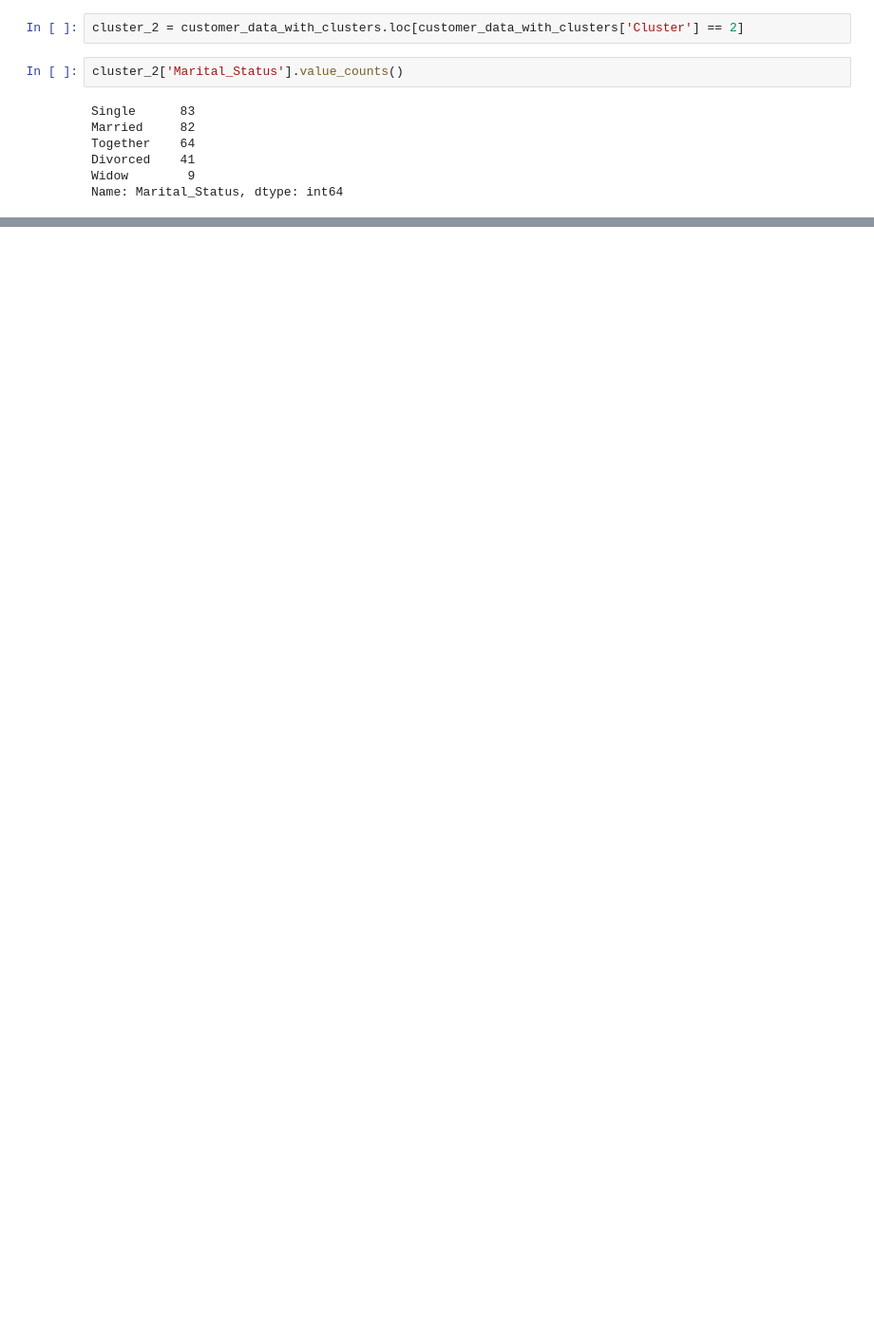
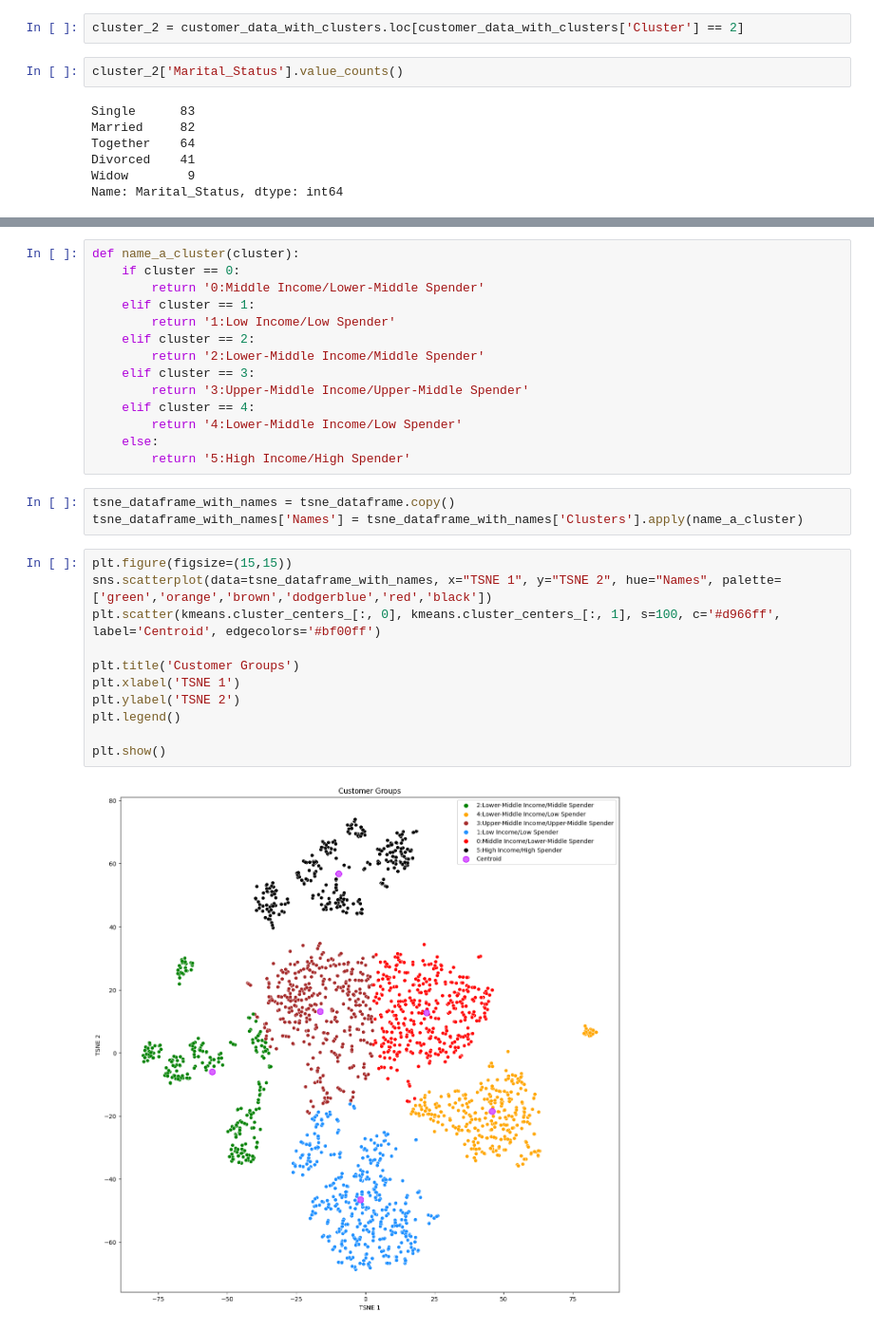
Before and after one commit to Luciano-C/Customer-Personality-Analysis, a Jupyter notebook: Customer_Personality_Analysis.ipynb, the cells around one changed output, grey strips where cells are left out. Shown at 95% size. Cells and saved outputs as stored; diff of their text form; blank space fills up the shorter version.

Commit message:
About the clusters and summary. Pending checking the colors in the plot to match the previous

```diff
--- a/Customer_Personality_Analysis.ipynb
+++ b/Customer_Personality_Analysis.ipynb
@@ -1154,0 +1251,30 @@ The classification based on spending percentage will be as follows:
+# %%
+def name_a_cluster(cluster):
+    if cluster == 0:
+        return '0:Middle Income/Lower-Middle Spender'
+    elif cluster == 1:
+        return '1:Low Income/Low Spender'
+    elif cluster == 2:
+        return '2:Lower-Middle Income/Middle Spender'
+    elif cluster == 3:
+        return '3:Upper-Middle Income/Upper-Middle Spender'
+    elif cluster == 4:
+        return '4:Lower-Middle Income/Low Spender'
+    else:
+        return '5:High Income/High Spender'
+# %%
+tsne_dataframe_with_names = tsne_dataframe.copy()
+tsne_dataframe_with_names['Names'] = tsne_dataframe_with_names['Clusters'].apply(name_a_cluster)
+# %%
+plt.figure(figsize=(15,15))
+sns.scatterplot(data=tsne_dataframe_with_names, x="TSNE 1", y="TSNE 2", hue="Names", palette=['green','orange','brown','dodgerblue','red','black'])
+plt.scatter(kmeans.cluster_centers_[:, 0], kmeans.cluster_centers_[:, 1], s=100, c='#d966ff', label='Centroid', edgecolors='#bf00ff')
+
+plt.title('Customer Groups')
+plt.xlabel('TSNE 1')
+plt.ylabel('TSNE 2')
+plt.legend()
+
+plt.show()
+# %% [output]
+[figure, added]
```
Also changed, not shown: parts of 51 cells of this notebook.
